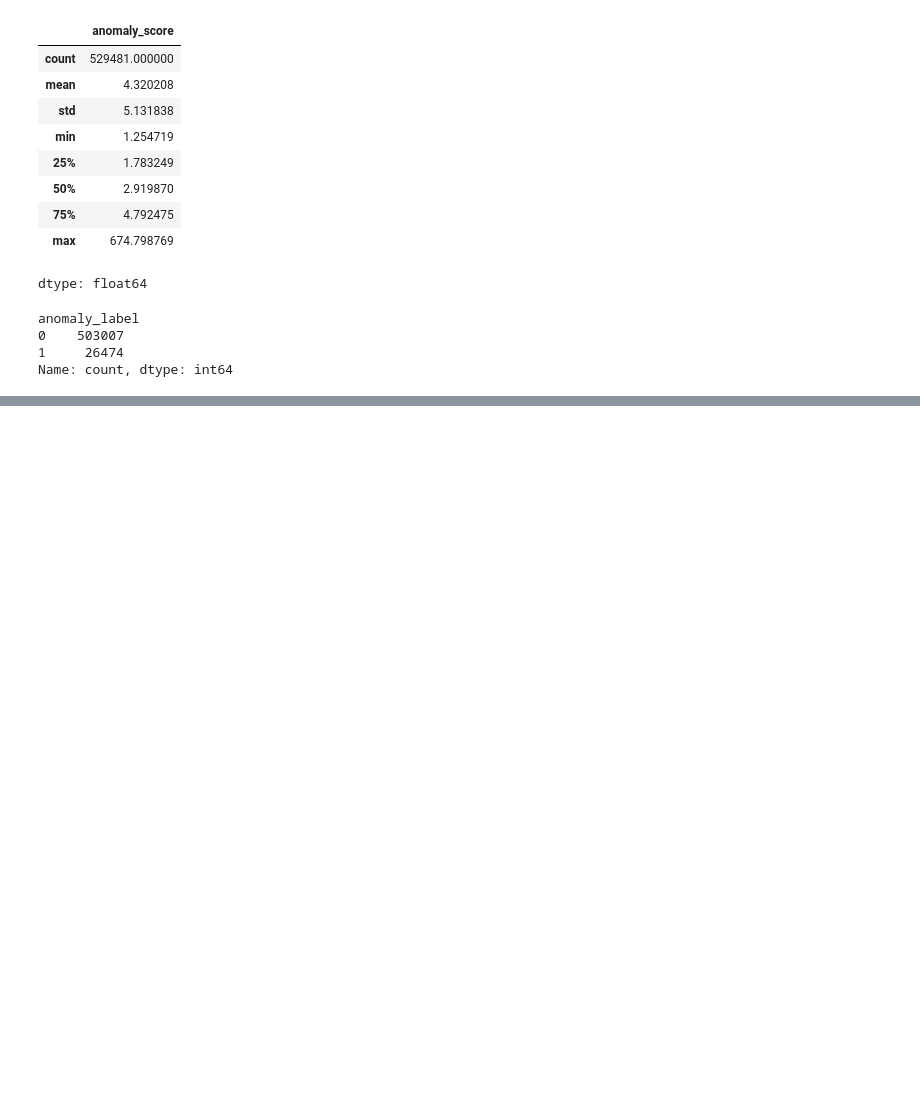
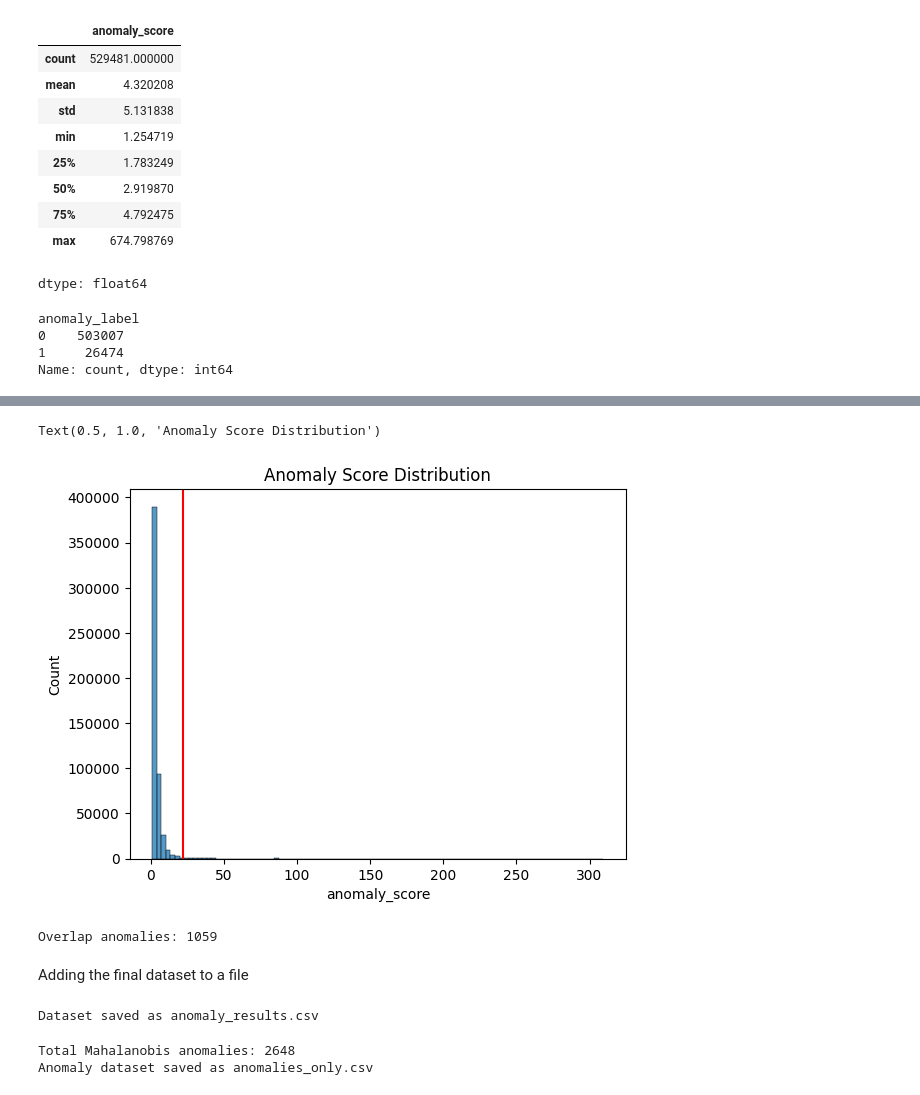
Before and after one commit to BOTTA-GOPINATH/ML_Log_Anomaly_Detector, a Jupyter notebook: model1.ipynb, the cells around one changed output, grey strips where cells are left out. Cells and saved outputs as stored; diff of their text form; code cells hidden in the pictures; blank space fills up the shorter version.

Commit message:
added the data to different csv files

```diff
--- a/model1.ipynb
+++ b/model1.ipynb
@@ -167,0 +334,7 @@ Name: count, dtype: int64
+# %%
+sns.histplot(X_scaled_new["anomaly_score"], bins=100)
+plt.axvline(threshold, color="red")
+plt.title("Anomaly Score Distribution")
+# %% [output]
+Text(0.5, 1.0, 'Anomaly Score Distribution')
+[figure, added]
@@ -167,0 +352,28 @@ Name: count, dtype: int64
+# %%
+overlap = (
+    (X_scaled_new["anomaly_label"] == 1) &
+    (X_scaled_new["iso_label"] == 1)
+).sum()
+
+print("Overlap anomalies:", overlap)
+# %% [output]
+Overlap anomalies: 1059
+# %% [markdown]
+Adding the final dataset to a file
+# %%
+X_scaled_new.to_csv("/content/sample_data/anomaly_results.csv", index=False)
+
+print("Dataset saved as anomaly_results.csv")
+# %% [output]
+Dataset saved as anomaly_results.csv
+# %%
+anomalies = X_scaled_new[X_scaled_new["anomaly_label"] == 1]
+
+print("Total Mahalanobis anomalies:", len(anomalies))
+
+anomalies.to_csv("/content/sample_data/anomalies_only.csv", index=False)
+
+print("Anomaly dataset saved as anomalies_only.csv")
+# %% [output]
+Total Mahalanobis anomalies: 2648
+Anomaly dataset saved as anomalies_only.csv
```
Also changed, not shown: parts of 17 cells of this notebook.
